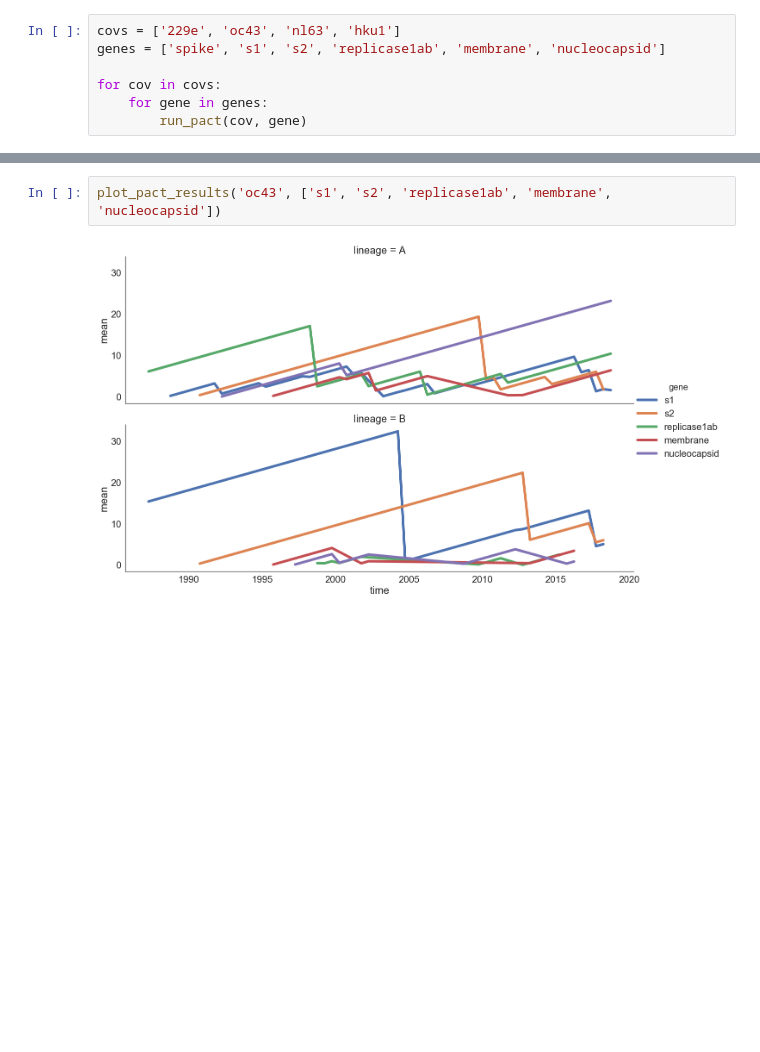
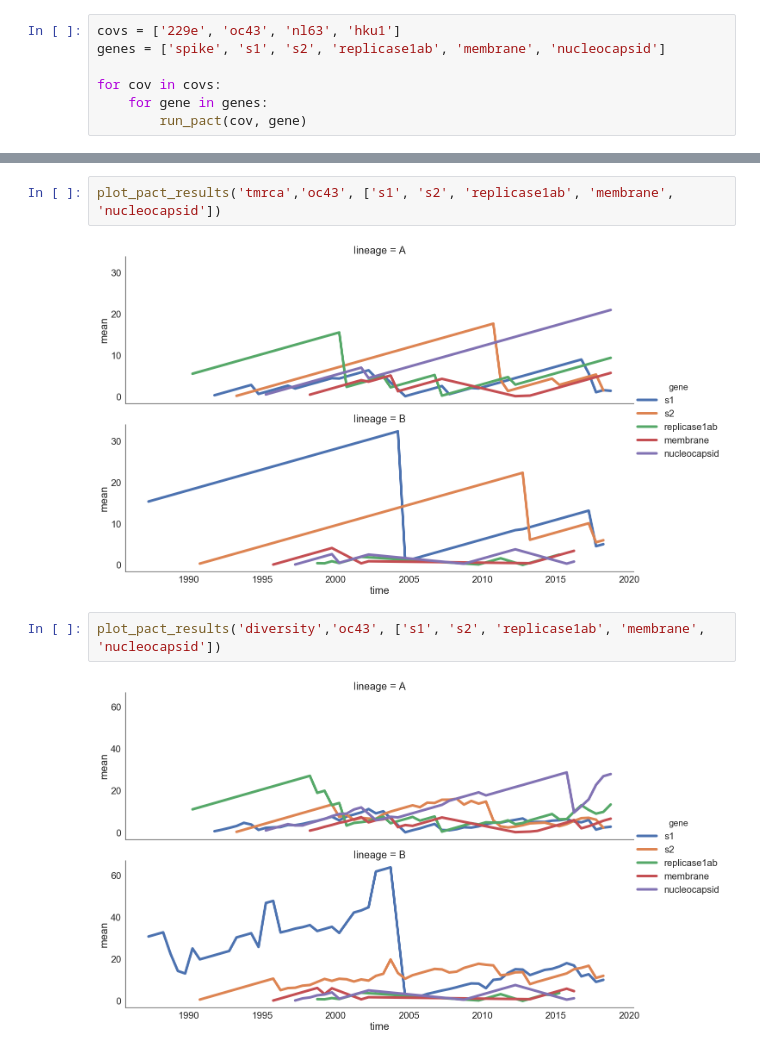
Before and after one commit to blab/seasonal-cov-adaptive-evolution, a Jupyter notebook: antigenic_evolution/tmrca_pact.ipynb, the cells around one changed output, grey strips where cells are left out. Drawn from its saved outputs; the diff is of its cells as text; blank space fills up the shorter version.

```diff
--- a/antigenic_evolution/tmrca_pact.ipynb
+++ b/antigenic_evolution/tmrca_pact.ipynb
@@ -127,7 +138,11 @@ def plot_pact_results(cov, genes):
 #     g.fig.subplots_adjust(top=0.8)
 #     g.fig.suptitle(str(cov), fontsize=30)
 # %%
-plot_pact_results('oc43', ['s1', 's2', 'replicase1ab', 'membrane', 'nucleocapsid'])
+plot_pact_results('tmrca','oc43', ['s1', 's2', 'replicase1ab', 'membrane', 'nucleocapsid'])
 # %% [output]
-[figure, old version]
+[figure, new version]
+# %%
+plot_pact_results('diversity','oc43', ['s1', 's2', 'replicase1ab', 'membrane', 'nucleocapsid'])
+# %% [output]
+[figure, added]
 # %%
```
Also changed, not shown: parts of 9 cells of this notebook, 7 other files.
